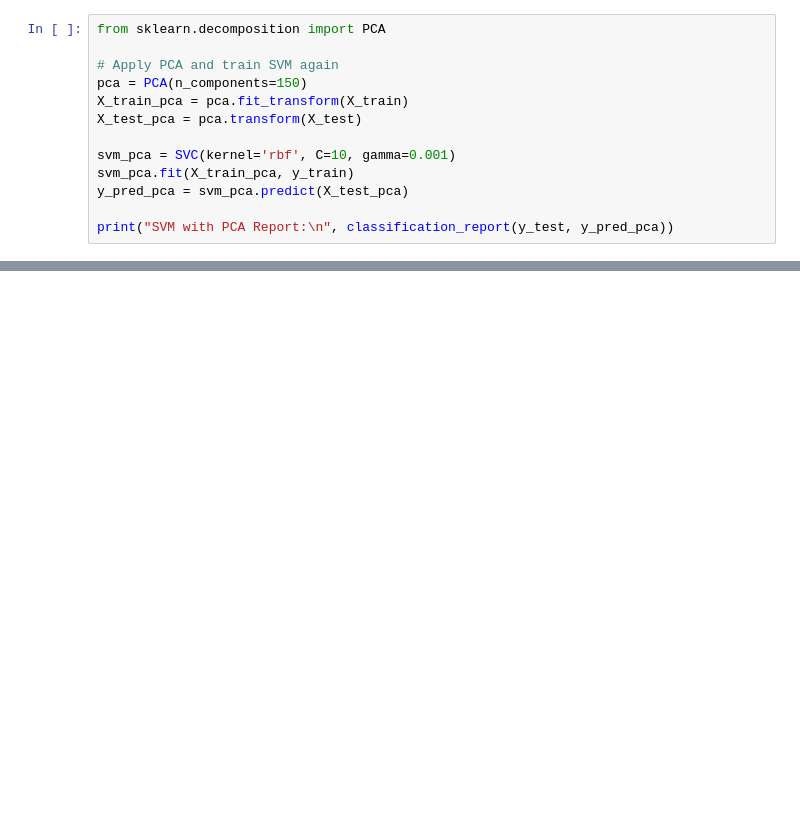
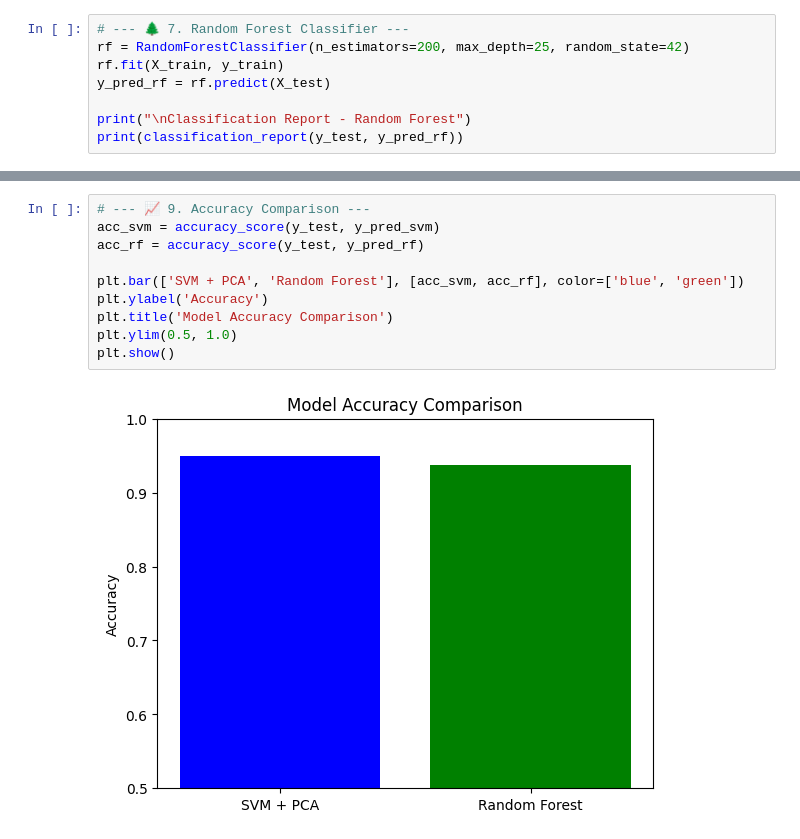
Before and after one commit to tej787/Login_Page, a Jupyter notebook: chapter_appendix-tools-for-deep-learning/jupyter.ipynb, the cells around one changed output, grey strips where cells are left out. Cells and saved outputs as stored; diff of their text form; blank space fills up the shorter version.

```diff
--- a/chapter_appendix-tools-for-deep-learning/jupyter.ipynb
+++ b/chapter_appendix-tools-for-deep-learning/jupyter.ipynb
@@ -87,14 +101,9 @@ weighted avg       0.96      0.94      0.93        80
 # %%
-from sklearn.decomposition import PCA
+# --- 🌲 7. Random Forest Classifier ---
+rf = RandomForestClassifier(n_estimators=200, max_depth=25, random_state=42)
+rf.fit(X_train, y_train)
+y_pred_rf = rf.predict(X_test)
 
-# Apply PCA and train SVM again
-pca = PCA(n_components=150)
-X_train_pca = pca.fit_transform(X_train)
-X_test_pca = pca.transform(X_test)
-
-svm_pca = SVC(kernel='rbf', C=10, gamma=0.001)
-svm_pca.fit(X_train_pca, y_train)
-y_pred_pca = svm_pca.predict(X_test_pca)
-
-print("SVM with PCA Report:\n", classification_report(y_test, y_pred_pca))
+print("\nClassification Report - Random Forest")
+print(classification_report(y_test, y_pred_rf))
 # %% [output]
@@ -132,0 +138,12 @@ plt.show()
+# %%
+# --- 📈 9. Accuracy Comparison ---
+acc_svm = accuracy_score(y_test, y_pred_svm)
+acc_rf = accuracy_score(y_test, y_pred_rf)
+
+plt.bar(['SVM + PCA', 'Random Forest'], [acc_svm, acc_rf], color=['blue', 'green'])
+plt.ylabel('Accuracy')
+plt.title('Model Accuracy Comparison')
+plt.ylim(0.5, 1.0)
+plt.show()
+# %% [output]
+[figure, added]
```
Also changed, not shown: parts of 10 cells of this notebook.
